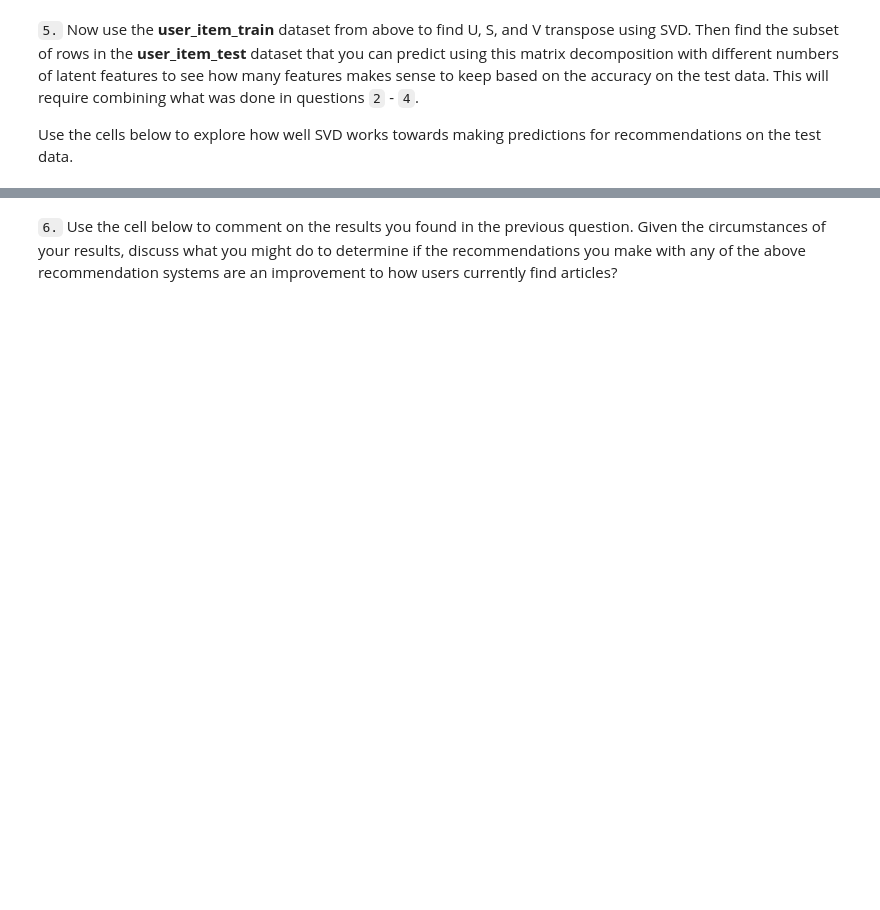
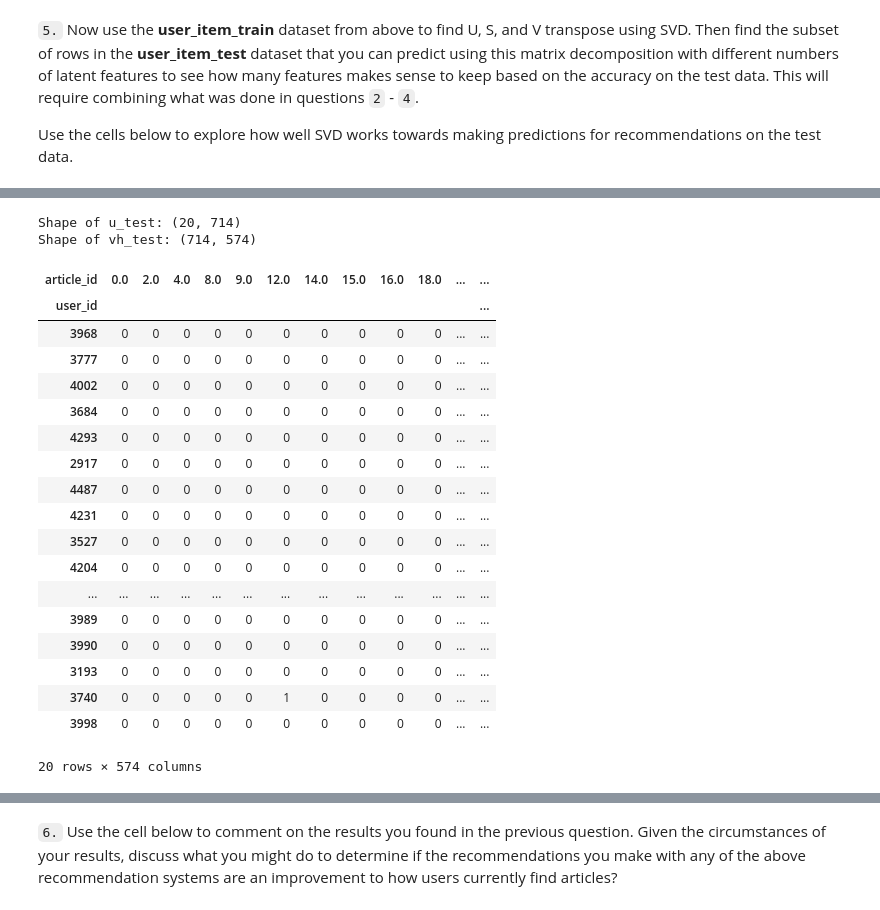
Before and after one commit to oliverkroening/Udacity_DSND_Project06, a Jupyter notebook: Recommendations_with_IBM.ipynb, the cells around one changed output, grey strips where cells are left out. Drawn from its saved outputs; the diff is of its cells as text; code cells hidden in the pictures; blank space fills up the shorter version.

```diff
--- a/Recommendations_with_IBM.ipynb
+++ b/Recommendations_with_IBM.ipynb
@@ -842,0 +935,10 @@ u_train, s_train, vt_train = # fit svd similar to above then use the cells below
+# %%
+# get the subsets of the training data for the u_test and vh_test arrays
+u_test = u_train[train_test_common_idx, :]
+vh_test= vh_train[:, train_test_common_col]
+
+print('Shape of u_test: {}'.format(u_test.shape))
+print('Shape of vh_test: {}'.format(vh_test.shape))
+# %% [output]
+Shape of u_test: (20, 714)
+Shape of vh_test: (714, 574)
@@ -842,0 +948,22 @@ u_train, s_train, vt_train = # fit svd similar to above then use the cells below
+# %%
+user_item_test
+# %% [output]
+| article_id | 0.0 | 2.0 | 4.0 | 8.0 | 9.0 | 12.0 | 14.0 | 15.0 | 16.0 | 18.0 | ... | ... |
+| user_id |  |  |  |  |  |  |  |  |  |  |  | ... |
+| 3968 | 0 | 0 | 0 | 0 | 0 | 0 | 0 | 0 | 0 | 0 | ... | ... |
+| 3777 | 0 | 0 | 0 | 0 | 0 | 0 | 0 | 0 | 0 | 0 | ... | ... |
+| 4002 | 0 | 0 | 0 | 0 | 0 | 0 | 0 | 0 | 0 | 0 | ... | ... |
+| 3684 | 0 | 0 | 0 | 0 | 0 | 0 | 0 | 0 | 0 | 0 | ... | ... |
+| 4293 | 0 | 0 | 0 | 0 | 0 | 0 | 0 | 0 | 0 | 0 | ... | ... |
+| 2917 | 0 | 0 | 0 | 0 | 0 | 0 | 0 | 0 | 0 | 0 | ... | ... |
+| 4487 | 0 | 0 | 0 | 0 | 0 | 0 | 0 | 0 | 0 | 0 | ... | ... |
+| 4231 | 0 | 0 | 0 | 0 | 0 | 0 | 0 | 0 | 0 | 0 | ... | ... |
+| 3527 | 0 | 0 | 0 | 0 | 0 | 0 | 0 | 0 | 0 | 0 | ... | ... |
+| 4204 | 0 | 0 | 0 | 0 | 0 | 0 | 0 | 0 | 0 | 0 | ... | ... |
+| ... | ... | ... | ... | ... | ... | ... | ... | ... | ... | ... | ... | ... |
+| 3989 | 0 | 0 | 0 | 0 | 0 | 0 | 0 | 0 | 0 | 0 | ... | ... |
+| 3990 | 0 | 0 | 0 | 0 | 0 | 0 | 0 | 0 | 0 | 0 | ... | ... |
+| 3193 | 0 | 0 | 0 | 0 | 0 | 0 | 0 | 0 | 0 | 0 | ... | ... |
+| 3740 | 0 | 0 | 0 | 0 | 0 | 1 | 0 | 0 | 0 | 0 | ... | ... |
+| 3998 | 0 | 0 | 0 | 0 | 0 | 0 | 0 | 0 | 0 | 0 | ... | ... |
+20 rows × 574 columns
```
Also changed, not shown: parts of 28 cells of this notebook, 2 other files.
